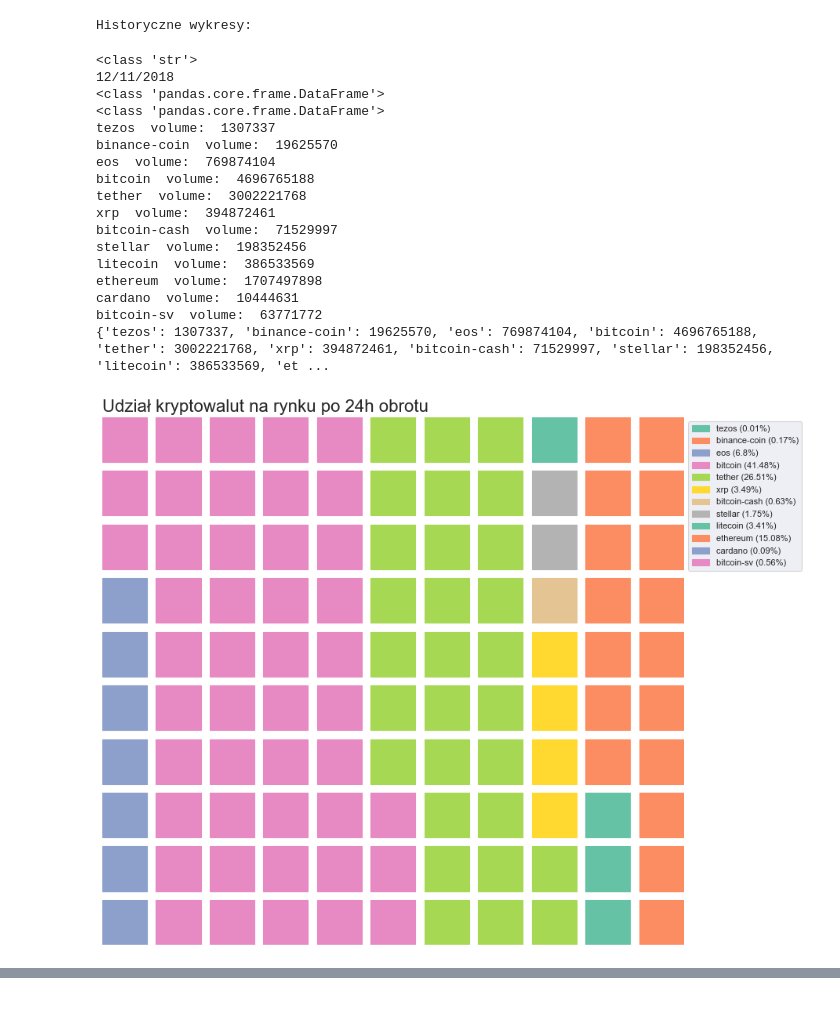
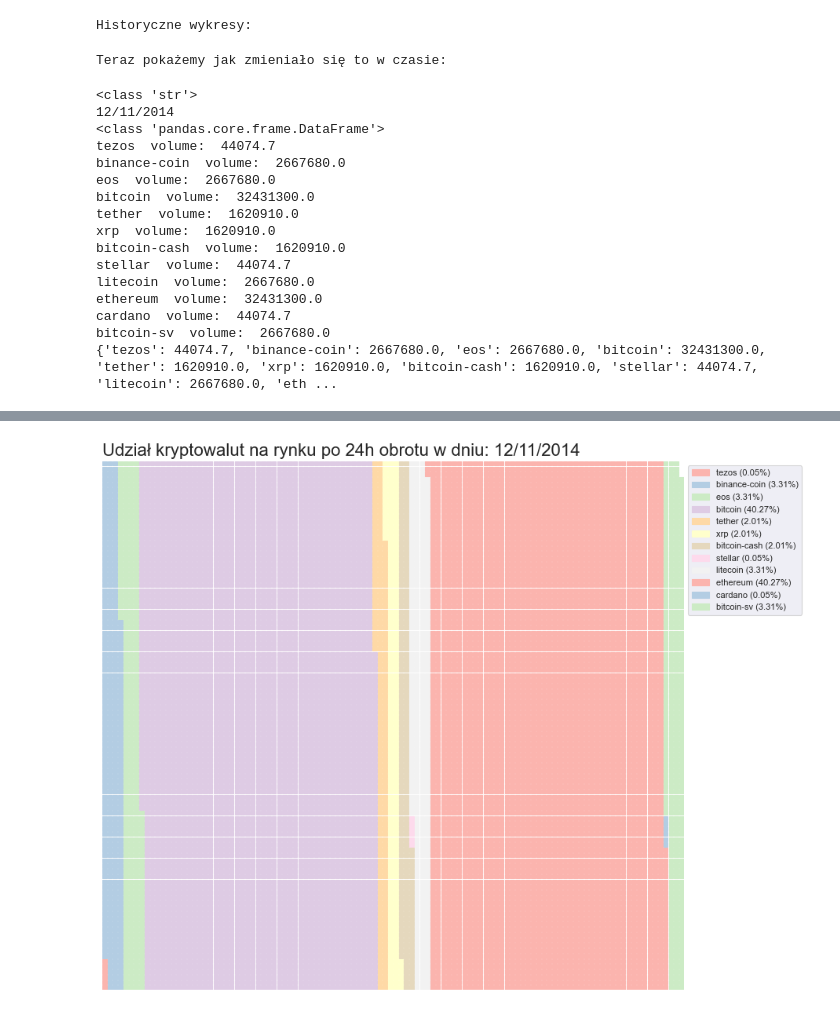
Before and after one commit to PrzemekZiemiakowski/cryptoGraphs, a Jupyter notebook: cryptowiz.ipynb, the cells around one changed output, grey strips where cells are left out. Cells and saved outputs as stored; diff of their text form; code cells hidden in the pictures.

```diff
--- a/cryptowiz.ipynb
+++ b/cryptowiz.ipynb
@@ -125,6 +123,8 @@ import matplotlib.dates as mdates
 #we are going to filter up to top 8 crypto to make it more viisble
 numberOfCryptoShowing=8
 # %%
+import plotly.express as px
+from plotly import graph_objects as go
 def getDataFromFile():
     columnList=["Currency","Date","Volume","High"]
     CoinData= pd.read_csv('consolidated_coin_data.csv',usecols=columnList)
@@ -140,29 +140,34 @@ def getDataFromDate(source,dateOfVis):
     filter=source.query('Date >= @dateOfVis and Date <= @dateOfVis')
     print(type(filter))
     return filter
-def makeGraphFromDate(filtered):
-    print(type(filtered))
+def makeGraphFromDate(filtered,dzien):
     dataPlot={}
     sizes=[]
+    curr=filtered["Currency"].tolist()
+    date=filtered["Date"].tolist()
+    vol=(filtered["Volume"].replace(',', '')).tolist()
+    high=(filtered["High"].replace(',', '')).tolist()
     for index,row in filtered.iterrows():
-
         name=str(row["Currency"])
-        volume=int(row['Volume'].replace(',', ''))
+        volume=float(row['Volume'].replace(',', ''))
         sizes.append(volume)
         print(name," volume: ",volume)
         dataPlot.update({name: volume})
     print(dataPlot)
+    fig=go.Figure(go.Funnelarea(values=sizes,text=[f"{k} ({round(v / sum(dataPlot.values()) * 100,2)}%)" for k, v in dataPlot.items()],))
+    fig.show()
+
     fig=plt.figure(
                 figsize=(16,9), dpi=80,alpha=.8,
         FigureClass=Waffle,
-        rows=10,
-        columns=11,
+        rows=100,
+        columns=110,
+        cmap_name="Pastel1",
         values=dataPlot,
         rounding_rule='nearest',
         plot_anchor='S', icon_size=50,
-
         title={
-            'label': 'Udział kryptowalut na rynku po 24h obrotu',
+            'label': 'Udział kryptowalut na rynku po 24h obrotu w dniu: %s'%(dzien),
             'loc': 'left',
             'fontdict': {
                 'fontsize': 20
@@ -172,27 +177,3 @@ def makeGraphFromDate(filtered):
         legend={'loc': 'upper left', 'bbox_to_anchor': (1, 1)}
     )
     plt.show()
-source=getDataFromFile()
-
-filtered=getDataFromDate(source,"12/11/2018")
-
-makeGraphFromDate(filtered)
-# %% [output]
-<class 'str'>
-12/11/2018
-<class 'pandas.core.frame.DataFrame'>
-<class 'pandas.core.frame.DataFrame'>
-tezos  volume:  1307337
-binance-coin  volume:  19625570
-eos  volume:  769874104
-bitcoin  volume:  4696765188
-tether  volume:  3002221768
-xrp  volume:  394872461
-bitcoin-cash  volume:  71529997
-stellar  volume:  198352456
-litecoin  volume:  386533569
-ethereum  volume:  1707497898
-cardano  volume:  10444631
-bitcoin-sv  volume:  63771772
-{'tezos': 1307337, 'binance-coin': 19625570, 'eos': 769874104, 'bitcoin': 4696765188, 'tether': 3002221768, 'xrp': 394872461, 'bitcoin-cash': 71529997, 'stellar': 198352456, 'litecoin': 386533569, 'et ...
-[figure, removed]
@@ -200,0 +180,26 @@ bitcoin-sv  volume:  63771772
+# %%
+print("Teraz pokażemy jak zmieniało się to w czasie:")
+source=getDataFromFile()
+# %% [output]
+Teraz pokażemy jak zmieniało się to w czasie:
+# %%
+dzien="12/11/2014"
+filtered=getDataFromDate(source,dzien)
+makeGraphFromDate(filtered,dzien)
+# %% [output]
+<class 'str'>
+12/11/2014
+<class 'pandas.core.frame.DataFrame'>
+tezos  volume:  44074.7
+binance-coin  volume:  2667680.0
+eos  volume:  2667680.0
+bitcoin  volume:  32431300.0
+tether  volume:  1620910.0
+xrp  volume:  1620910.0
+bitcoin-cash  volume:  1620910.0
+stellar  volume:  44074.7
+litecoin  volume:  2667680.0
+ethereum  volume:  32431300.0
+cardano  volume:  44074.7
+bitcoin-sv  volume:  2667680.0
+{'tezos': 44074.7, 'binance-coin': 2667680.0, 'eos': 2667680.0, 'bitcoin': 32431300.0, 'tether': 1620910.0, 'xrp': 1620910.0, 'bitcoin-cash': 1620910.0, 'stellar': 44074.7, 'litecoin': 2667680.0, 'eth ...
@@ -200,0 +207 @@ bitcoin-sv  volume:  63771772
+[figure, added]
```
Also changed, not shown: parts of 9 cells of this notebook.
